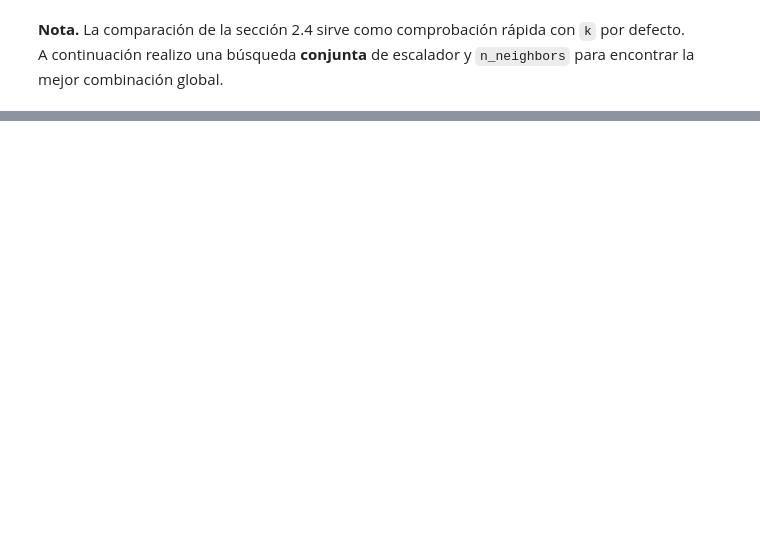
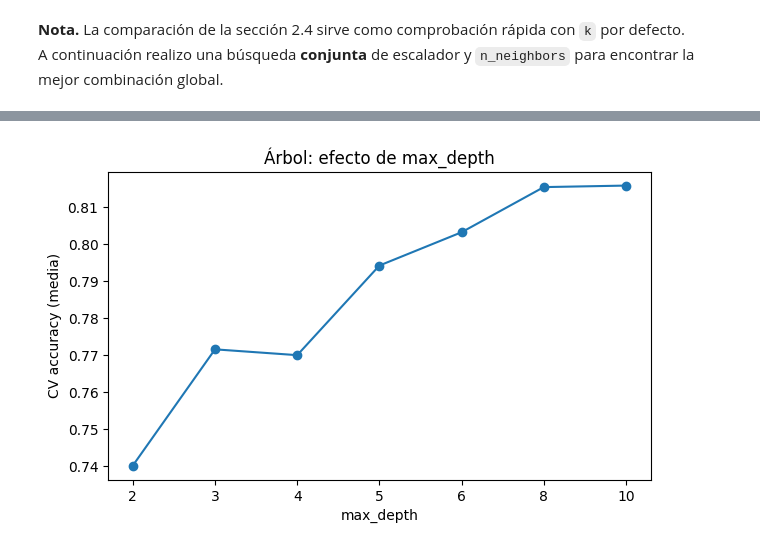
Before and after one commit to DiegoVa6/Grupo05_Practica1, a Jupyter notebook: exercise.ipynb, the cells around one changed output, grey strips where cells are left out. Cells and saved outputs as stored; diff of their text form; code cells hidden in the pictures; blank space fills up the shorter version.

```diff
--- a/exercise.ipynb
+++ b/exercise.ipynb
@@ -570,0 +849,24 @@ grid_results.head(10)
+# %%
+# Efecto de max_depth (promediando sobre criterion y min_samples_leaf)
+cvres = pd.DataFrame(grid_tree.cv_results_)
+
+plot_depth = (
+    cvres.assign(max_depth=cvres["param_model__max_depth"].astype(str))
+         .groupby("max_depth")["mean_test_score"]
+         .mean()
+         .reset_index()
+)
+
+# Orden lógico para que salga bien en el eje X
+order = ["2","3","4","5","6","8","10","None"]
+plot_depth["max_depth"] = pd.Categorical(plot_depth["max_depth"], categories=order, ordered=True)
+plot_depth = plot_depth.sort_values("max_depth")
+
+plt.figure(figsize=(7,4))
+plt.plot(plot_depth["max_depth"].astype(str), plot_depth["mean_test_score"], marker="o")
+plt.xlabel("max_depth")
+plt.ylabel("CV accuracy (media)")
+plt.title("Árbol: efecto de max_depth")
+plt.show()
+# %% [output]
+[figure, added]
```
Also changed, not shown: parts of 30 cells of this notebook.
